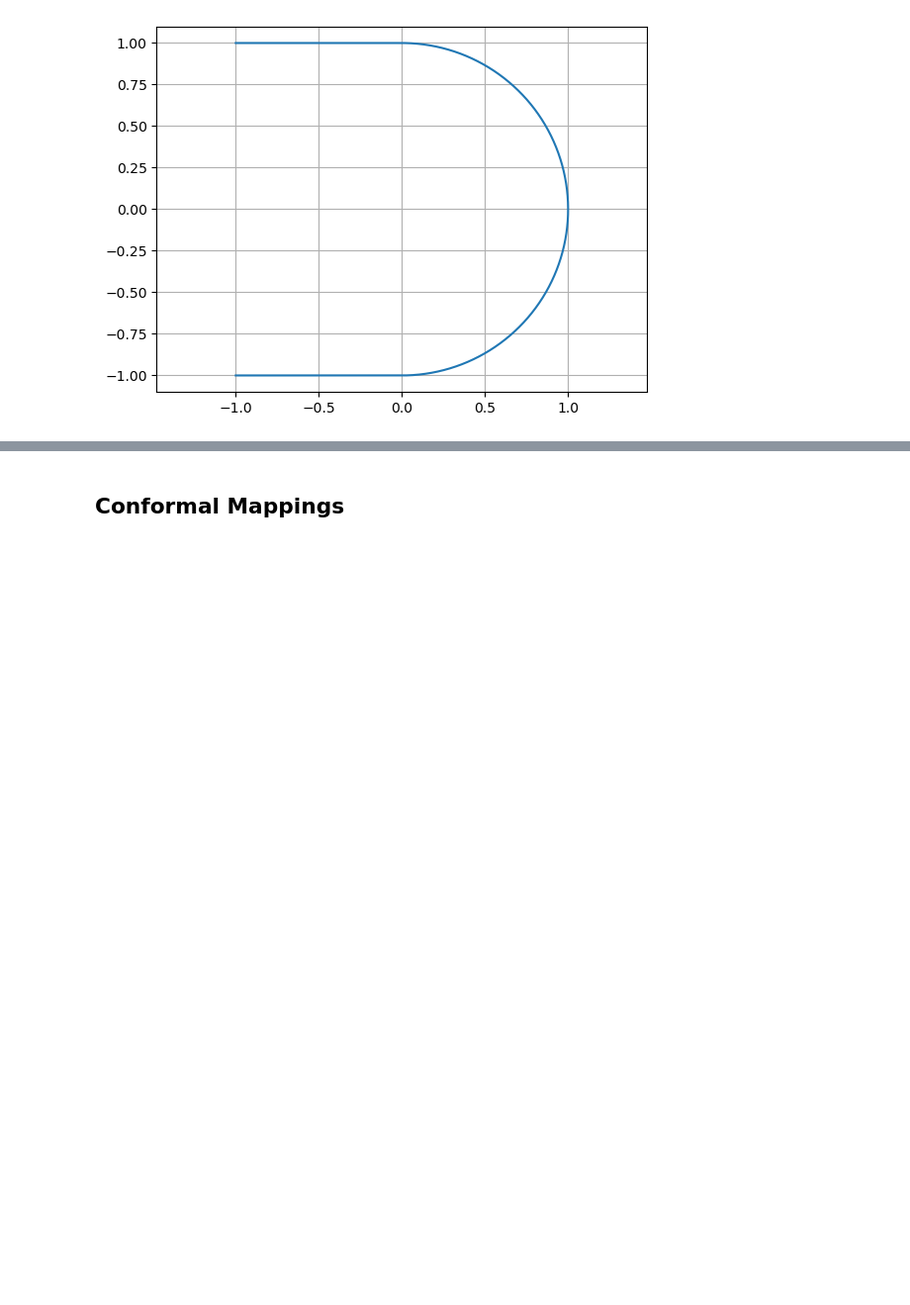
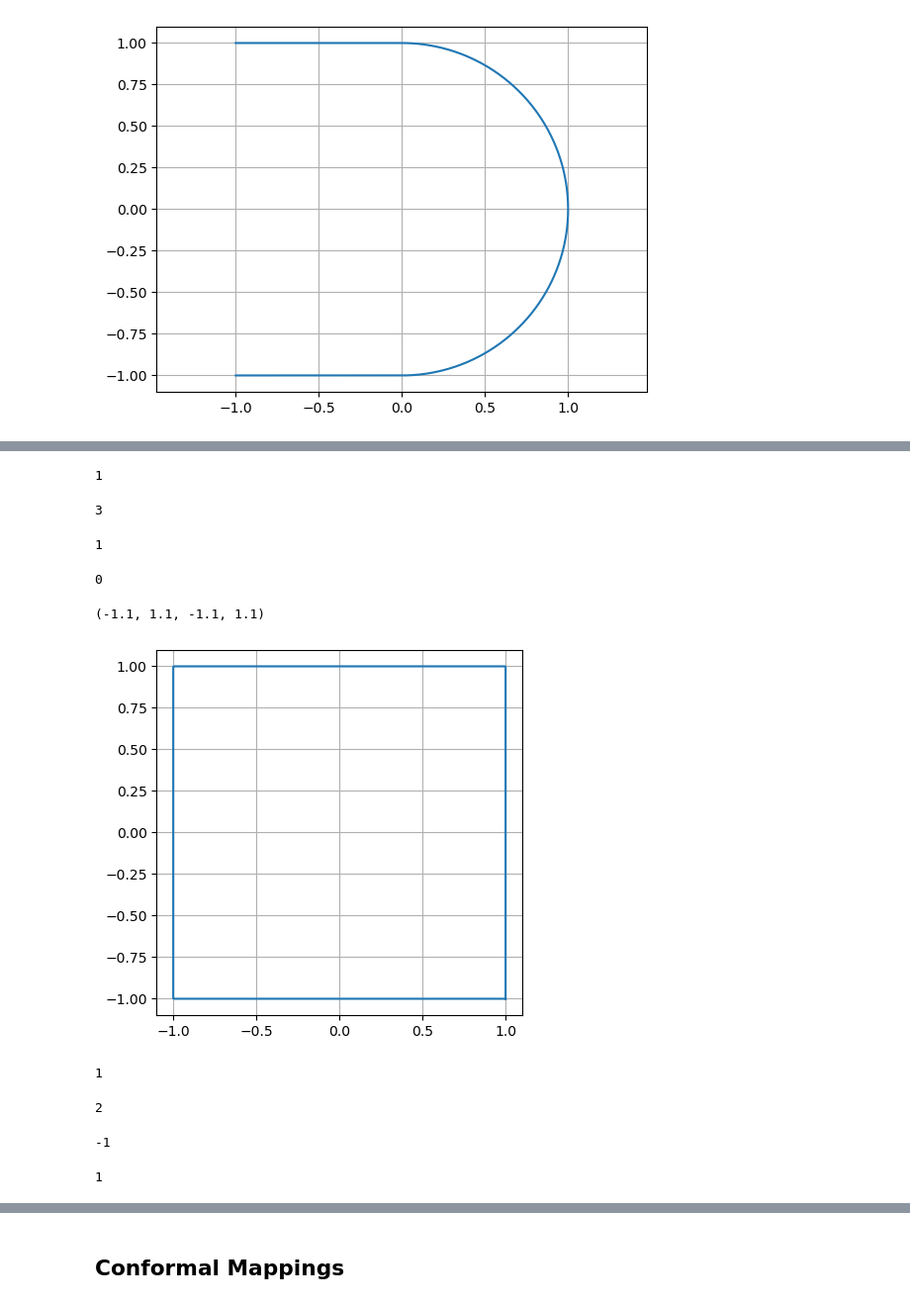
Before and after one commit to boisgera/visualization-of-analytic-functions, a Jupyter notebook: Domain Coloring.ipynb, the cells around one changed output, grey strips where cells are left out. Shown at 99% size. Drawn from its saved outputs; the diff is of its cells as text; code cells hidden in the pictures; blank space fills up the shorter version.

```diff
--- a/Domain Coloring.ipynb
+++ b/Domain Coloring.ipynb
@@ -83,0 +90,48 @@ def polar_grid(rs, thetas):
+# %%
+winding_number(circle())
+# %% [output]
+1
+# %%
+winding_number(circle(arg1=6*pi))
+# %% [output]
+3
+# %%
+winding_number(circle(c=0.5))
+# %% [output]
+1
+# %%
+winding_number(circle(c=-1.5))
+# %% [output]
+0
+# %%
+square = path_concat(
+    line(1 - 1j, 1 + 1j),
+    line(1 + 1j, -1 + 1j),
+    line(-1 + 1j, -1 - 1j),
+    line(-1 - 1j, 1 - 1j),
+)
+
+t = linspace(0.0, 1.0, 1000)
+square_t = square(t)
+plot(square_t.real, square_t.imag)
+grid(True)
+axis("square")
+# %% [output]
+(-1.1, 1.1, -1.1, 1.1)
+[figure, added]
+# %%
+winding_number(square)
+# %% [output]
+1
+# %%
+winding_number(path_concat(square, square))
+# %% [output]
+2
+# %%
+winding_number(lambda t: square(1.0 - t))
+# %% [output]
+-1
+# %%
+winding_number(square, a=0.95+0.95j)
+# %% [output]
+1
```
Also changed, not shown: parts of 18 cells of this notebook.
